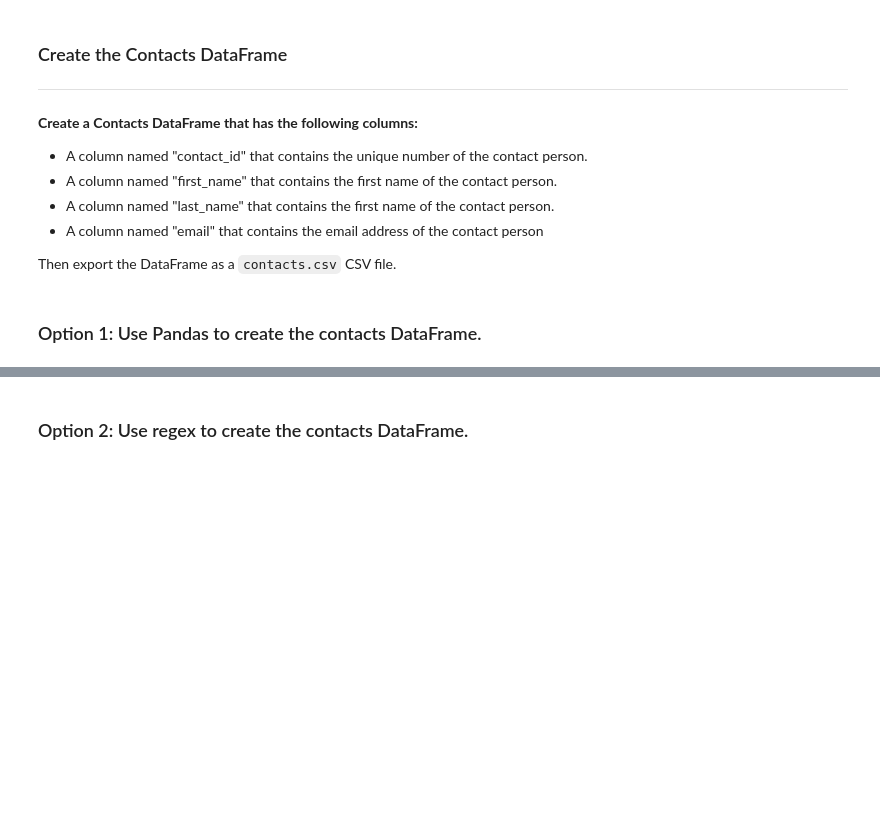
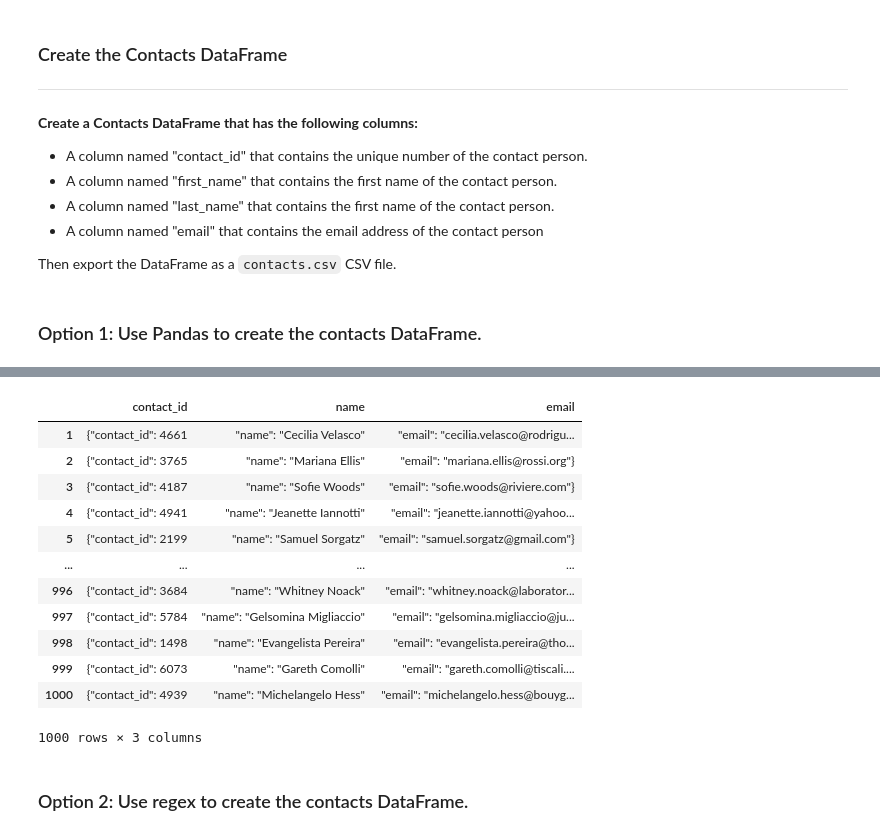
Before and after one commit to rbrennan55/Crowdfunding_ETL, a Jupyter notebook: ETL_Mini_Project_Starter_Code.ipynb, the cells around one changed output, grey strips where cells are left out. Cells and saved outputs as stored; diff of their text form; code cells hidden in the pictures; blank space fills up the shorter version.

```diff
--- a/ETL_Mini_Project_Starter_Code.ipynb
+++ b/ETL_Mini_Project_Starter_Code.ipynb
@@ -247,9 +248,8 @@ Then export the DataFrame as a `contacts.csv` CSV file.
 import json
 dict_values = []
 
-for contact in contact_info_df:
-    contact
-
+for i, row in contact_info_df.iterrows():
+    dict_values.append(row[0].split(","))
 
 # Print out the list of values for each row.
-print(dict_values)
+dict_values
@@ -256,6 +274,23 @@ print(dict_values)
 # %%
 # Create a contact_info DataFrame and add each list of values, i.e., each row
 # to the 'contact_id', 'name', 'email' columns.
+column_names = ['contact_id', 'name', 'email']
+contact_information_df = pd.DataFrame(dict_values, columns=column_names)
+contact_information_df.loc[1:]
+# %% [output]
+|  | contact_id | name | email |
+| 1 | {"contact_id": 4661 | "name": "Cecilia Velasco" | "email": "cecilia.velasco@rodrigu... |
+| 2 | {"contact_id": 3765 | "name": "Mariana Ellis" | "email": "mariana.ellis@rossi.org"} |
+| 3 | {"contact_id": 4187 | "name": "Sofie Woods" | "email": "sofie.woods@riviere.com"} |
+| 4 | {"contact_id": 4941 | "name": "Jeanette Iannotti" | "email": "jeanette.iannotti@yahoo... |
+| 5 | {"contact_id": 2199 | "name": "Samuel Sorgatz" | "email": "samuel.sorgatz@gmail.com"} |
+| ... | ... | ... | ... |
+| 996 | {"contact_id": 3684 | "name": "Whitney Noack" | "email": "whitney.noack@laborator... |
+| 997 | {"contact_id": 5784 | "name": "Gelsomina Migliaccio" | "email": "gelsomina.migliaccio@ju... |
+| 998 | {"contact_id": 1498 | "name": "Evangelista Pereira" | "email": "evangelista.pereira@tho... |
+| 999 | {"contact_id": 6073 | "name": "Gareth Comolli" | "email": "gareth.comolli@tiscali.... |
+| 1000 | {"contact_id": 4939 | "name": "Michelangelo Hess" | "email": "michelangelo.hess@bouyg... |
+1000 rows × 3 columns
 # %%
 # Check the datatypes.
 # %%
```
Also changed, not shown: parts of 2 cells of this notebook.
